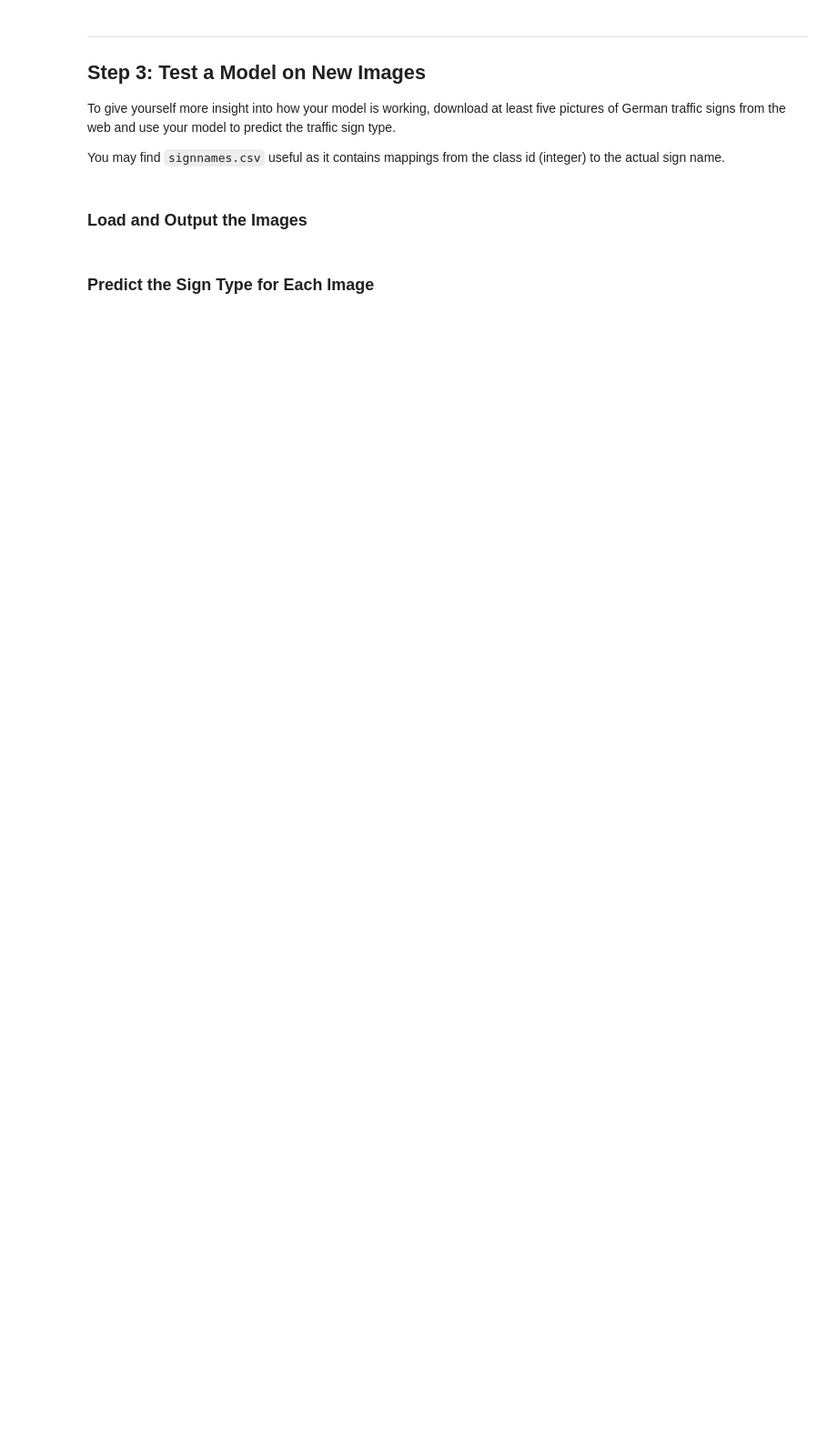
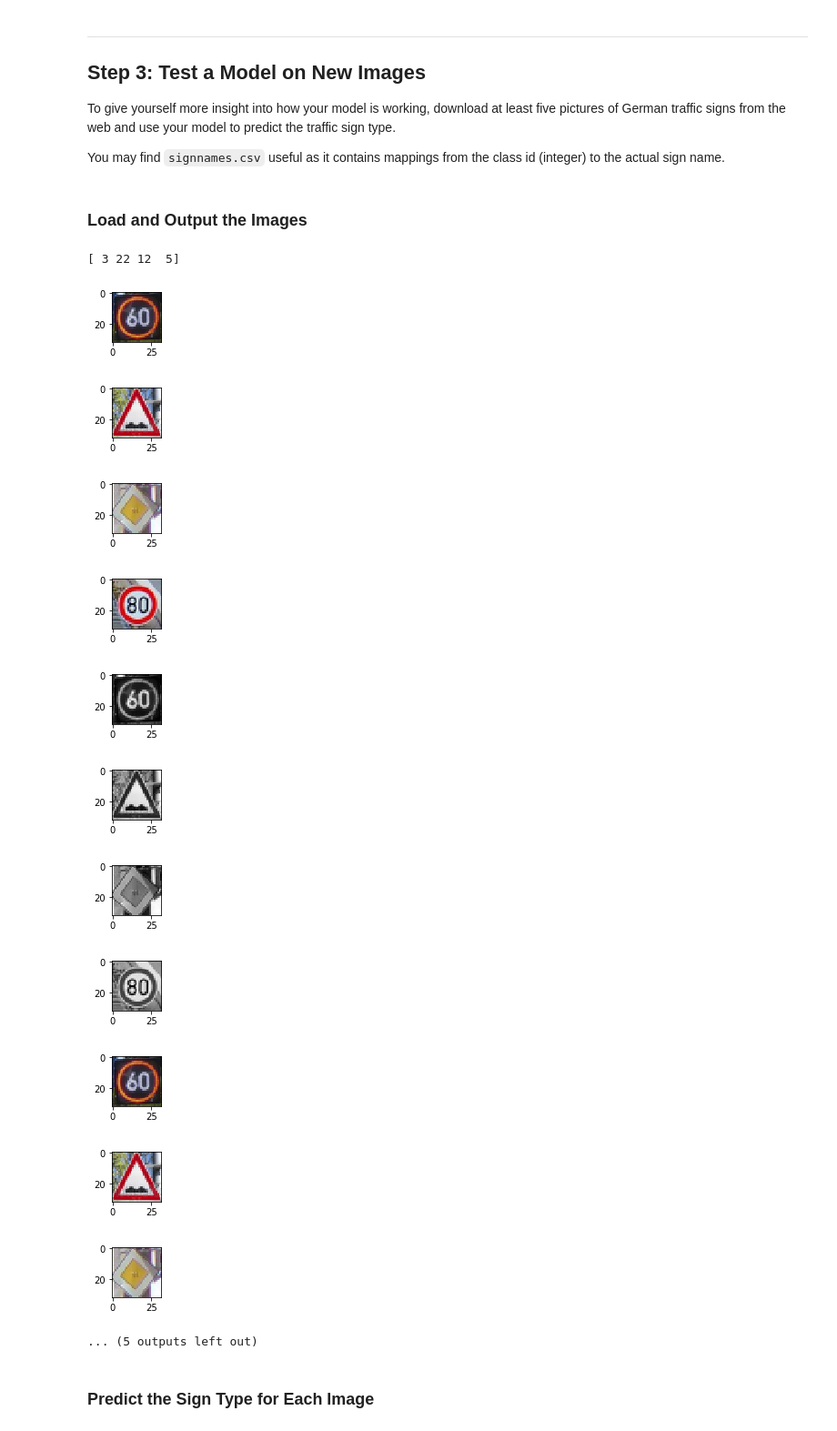
Before and after one commit to notabn/Traffic-Sign-Classifier, a Jupyter notebook: Traffic_Sign_Classifier.ipynb, the cells around one changed output. Shown at 91% size. Drawn from its saved outputs; the diff is of its cells as text; code cells hidden in the pictures; blank space fills up the shorter version.

```diff
--- a/Traffic_Sign_Classifier.ipynb
+++ b/Traffic_Sign_Classifier.ipynb
@@ -260,19 +261,19 @@ def transform_image(img,ang_range,shear_range,trans_range):
 #Preprocessing
 
 #ImageAugmentation
-X_augmented = []
-y_augmented = []
-for idx in range(len(X_train)):
-    img = X_train[idx]
-    label = y_train[idx]
-    for i in range(5):
-        X_augmented.append(transform_image(img,20,10,5))
-        y_augmented.append(label)
+#X_augmented = []
+#y_augmented = []
+#for idx in range(len(X_train)):
+#    img = X_train[idx]
+#    label = y_train[idx]
+#    for i in range(5):
+#        X_augmented.append(transform_image(img,20,10,5))
+#        y_augmented.append(label)
 
-X_train = np.reshape(X_augmented,[-1,32,32,3])
-y_train = np.array(y_augmented)
-print(X_train.shape)
-print(y_train.shape)
+#X_train = np.reshape(X_augmented,[-1,32,32,3])
+#y_train = np.array(y_augmented)
+#print(X_train.shape)
+#print(y_train.shape)
 
 
 X_train = preprocessing(X_train)
@@ -433,35 +450,51 @@ You may find `signnames.csv` useful as it contains mappings from the class id (i
 ### Feel free to use as many code cells as needed.
 import os
 import matplotlib.image as mpimg
+import matplotlib.pyplot as plt
 import re
 
-imagelist = os.listdir('../traffic_internet')
+imagelist = os.listdir('traffic_internet')
 #imgpath = os.
 X_test_new = []
-dirpath = '../traffic_internet'
+dirpath = 'traffic_internet'
 Y_test_new = []
 #resize and show images
 for img in imagelist:
     img_name = re.match('(\d{1,2}).*jpg',os.path.basename(img))
     if img_name is None:
         continue
     img_name = img_name.groups(1)[0]
     Y_test_new.append(int(img_name))
     explore_image = mpimg.imread( os.path.join(dirpath,img))
     explore_image = cv2.resize(explore_image,(32,32),interpolation = cv2.INTER_AREA)
     X_test_new.append(explore_image)
     plt.figure(figsize=(1,1))
     plt.imshow(explore_image)
 
 X_test_new = preprocessing(X_test_new)
 Y_test_new = np.array(Y_test_new)
 for idx in range(X_test_new.shape[0]):
     image = X_test_new[idx].squeeze()
     image.squeeze()
     plt.figure(figsize=(1,1))
     plt.imshow(image,cmap = 'gray')
 
 print(Y_test_new)
+plt.show()
+# %% [output]
+[ 3 22 12  5]
+[figure, added]
+[figure, added]
+[figure, added]
+[figure, added]
+[figure, added]
+[figure, added]
+[figure, added]
+[figure, added]
+[figure, added]
+[figure, added]
+[figure, added]
+... (5 outputs left out)
 # %% [markdown]
 ### Predict the Sign Type for Each Image
 # %%
```
Also changed, not shown: parts of 8 cells of this notebook, 3 other files.
